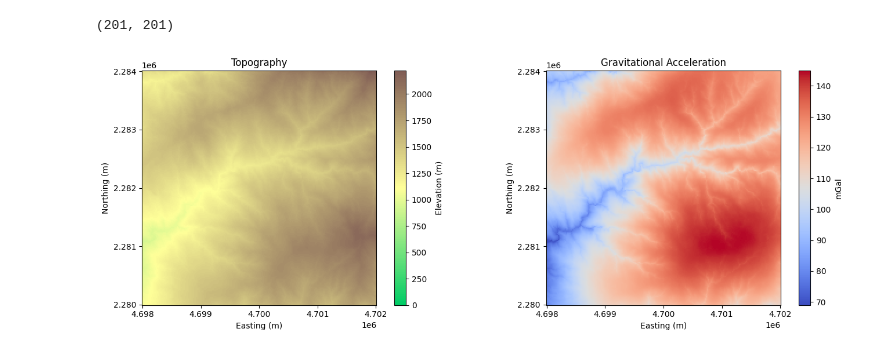
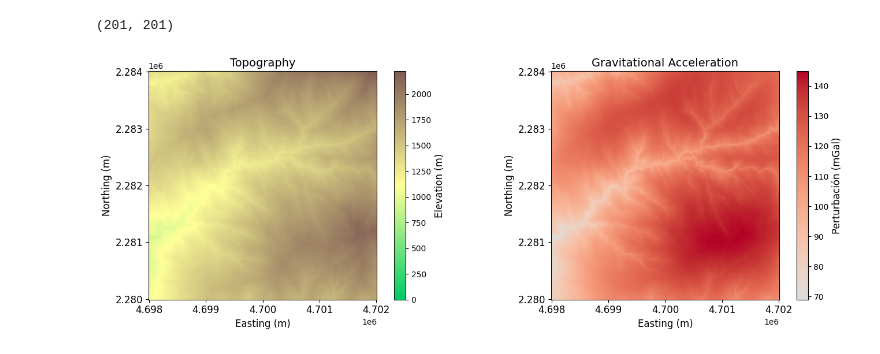
Before and after one commit to AppliedMechanics-EAFIT/lineament_detection, a Jupyter notebook: notebooks/gravity_from_topography.ipynb, the cells around one changed output. Drawn from its saved outputs; the diff is of its cells as text; code cells hidden in the pictures.

Commit message:
🎨 Update gravity_from_topography.ipynb
Better plotting and save figure

```diff
--- a/notebooks/gravity_from_topography.ipynb
+++ b/notebooks/gravity_from_topography.ipynb
@@ -270,24 +271,37 @@ grid = vd.make_xarray_grid(
 # %%
 fig, (ax0, ax1) = plt.subplots(1, 2, figsize=(14, 5))
 
-im1 = ax0.pcolormesh(coordinates_ROI[0], coordinates_ROI[1], surface_ROI, cmap=cmap_terrain_crust, vmin=0)
-plt.colorbar(im1, ax=ax0, label="Elevation (m)")
-ax0.set_title("Topography")
-ax0.set_xlabel("Easting (m)")
-ax0.set_ylabel("Northing (m)")
+im0 = ax0.pcolormesh(coordinates_ROI[0], coordinates_ROI[1], surface_ROI, cmap=cmap_terrain_crust, vmin=0)
+cb = plt.colorbar(im0, ax=ax0)
+cb.set_label("Elevation (m)", fontsize=12)
+ax0.set_title("Topography", fontsize=14)
+ax0.set_xlabel("Easting (m)", fontsize=12)
+ax0.set_ylabel("Northing (m)", fontsize=12)
 ax0.set_aspect("equal")
 ax0.locator_params(axis='x', nbins=5)
 ax0.locator_params(axis='y', nbins=5)
+ax0.tick_params(axis='both', which='major', labelsize=12)
 
-im2 = ax1.pcolormesh(coordinates_ROI[0], coordinates_ROI[1], grid.gravity, cmap="coolwarm")
-plt.colorbar(im2, ax=ax1, label="mGal")
-ax1.set_title("Gravitational Acceleration")
-ax1.set_xlabel("Easting (m)")
-ax1.set_ylabel("Northing (m)")
+vmax = np.abs(grid.gravity).max()
+vmin = grid.gravity.min()
+
+from matplotlib.colors import LinearSegmentedColormap
+cmap_truncated = LinearSegmentedColormap.from_list(
+    'coolwarm_half', plt.cm.coolwarm(np.linspace(0.5, 1.0, 256))
+)
+
+im1 = ax1.pcolormesh(coordinates_ROI[0], coordinates_ROI[1], grid.gravity, cmap=cmap_truncated, vmin=vmin, vmax=vmax)
+cb = plt.colorbar(im1, ax=ax1)
+cb.set_label("Perturbación (mGal)", fontsize=12)
+ax1.set_title("Gravitational Acceleration", fontsize=14)
+ax1.set_xlabel("Easting (m)", fontsize=12)
+ax1.set_ylabel("Northing (m)", fontsize=12)
 ax1.set_aspect("equal")
 ax1.locator_params(axis='x', nbins=5)
 ax1.locator_params(axis='y', nbins=5)
+ax1.tick_params(axis='both', which='major', labelsize=12)
 
 plt.tight_layout()
+plt.savefig("../output/figures/topography_and_gravitational_acceleration.png", dpi=300)
 # %% [output]
-[figure, old version]
+[figure, new version]
```
Also changed, not shown: parts of 1 cell of this notebook.
